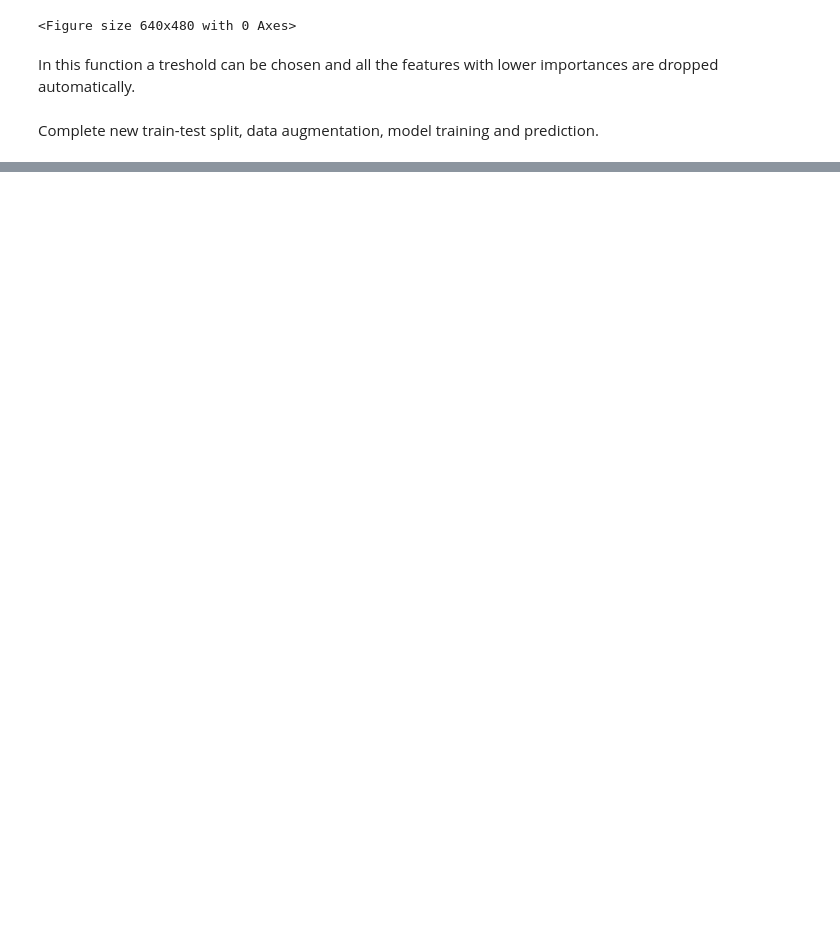
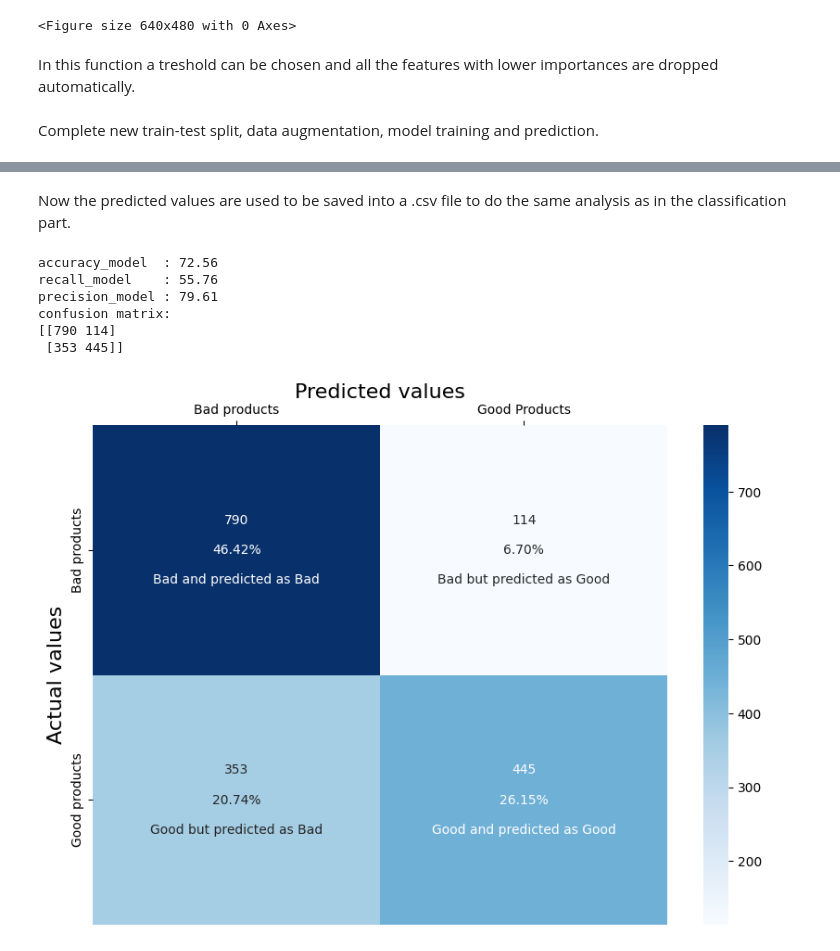
Before and after one commit to LgendSourabie/ML_knife_QA, a Jupyter notebook: supervised_learning/regression/supervise_regressor.ipynb, the cells around one changed output, grey strips where cells are left out. Saved outputs shown, nothing was run; the diff lists cells and outputs as text; code cells hidden in the pictures; blank space fills up the shorter version.

```diff
--- a/supervised_learning/regression/supervise_regressor.ipynb
+++ b/supervised_learning/regression/supervise_regressor.ipynb
@@ -278,0 +289,61 @@ plt.savefig(f'regressor_region_insights.png', dpi=300)
+# %% [markdown]
+Now the predicted values are used to be saved into a .csv file to do the same analysis as in the classification part.
+# %%
+# save the metrics
+dic_metric = {'Ra observed': y_test, 'Ra predicted': y_pred_best, 'Error': error_pred}
+df = pd.DataFrame(data=dic_metric)
+
+is_observation_in_limits = (df['Ra observed'] > LOWER_SPECIFICATION_LIMIT) & (
+        df['Ra observed'] < UPPER_SPECIFICATION_LIMIT)
+is_prediction_in_limits = (df['Ra predicted'] > LOWER_SPECIFICATION_LIMIT) & (
+        df['Ra predicted'] < UPPER_SPECIFICATION_LIMIT)
+
+df['actual Ra'] = np.where(is_observation_in_limits, 0, 1)
+df['predicted Ra'] = np.where(is_prediction_in_limits, 0, 1)
+
+y_true = df['actual Ra'].values
+y_pred = df['predicted Ra'].values
+
+#Metrics of  the model
+confusion_matrix = confusion_matrix(y_true, y_pred)
+accuracy_model = accuracy_score(y_true, y_pred)
+recall_model = recall_score(y_true, y_pred.round())
+precision_model = precision_score(y_true, y_pred.round())
+report = classification_report(y_true, y_pred)
+
+print('\n')
+print(f'accuracy_model  : {round(accuracy_model * 100, 2)}')
+print(f'recall_model    : {round(recall_model * 100, 2)}')
+print(f'precision_model : {round(precision_model * 100, 2)}')
+print(f"confusion matrix: \n{confusion_matrix}")
+
+with open('from_reg_metrics_summary.txt', 'w+') as file:
+    file.write("################### RESULT OF PREDICTION ###################\n\n")
+    file.write(f" accuracy  : {round(accuracy_model * 100, 2)} %\n")
+    file.write(f" Recall    : {round(recall_model * 100, 2)} %\n")
+    file.write(f" Precision : {round(precision_model * 100, 2)} %\n")
+    file.write(f" F1-Score  : {report} %\n")
+
+plt.figure(figsize=(10, 7))
+group_names = ["Bad and predicted as Bad", "Bad but predicted as Good", "Good but predicted as Bad",
+               "Good and predicted as Good"]
+group_counts = ["{0:0.0f}".format(value) for value in confusion_matrix.flatten()]
+
+group_percentages = ["{0:.2%}".format(value) for value in confusion_matrix.flatten() / np.sum(confusion_matrix)]
+labels = [f"{v1}\n\n{v2}\n\n{v3}" for v1, v2, v3 in zip(group_counts, group_percentages, group_names)]
+labels = np.asarray(labels).reshape(2, 2)
+sns.heatmap(confusion_matrix, annot=labels, xticklabels=['Bad products', 'Good Products'],
+            yticklabels=['Bad products', 'Good products'], fmt="", cmap='Blues')
+plt.xlabel('Predicted values', fontsize=16)
+plt.ylabel('Actual values', fontsize=16)
+plt.gca().xaxis.set_ticks_position('top')
+plt.gca().xaxis.set_label_position('top')
+plt.savefig(f'from_reg_conf_matrix.png', dpi=300)
+# %% [output]
+accuracy_model  : 72.56
+recall_model    : 55.76
+precision_model : 79.61
+confusion matrix:
+[[790 114]
+ [353 445]]
+[figure, added]
```
Also changed, not shown: parts of 13 cells of this notebook, 11 other files.
